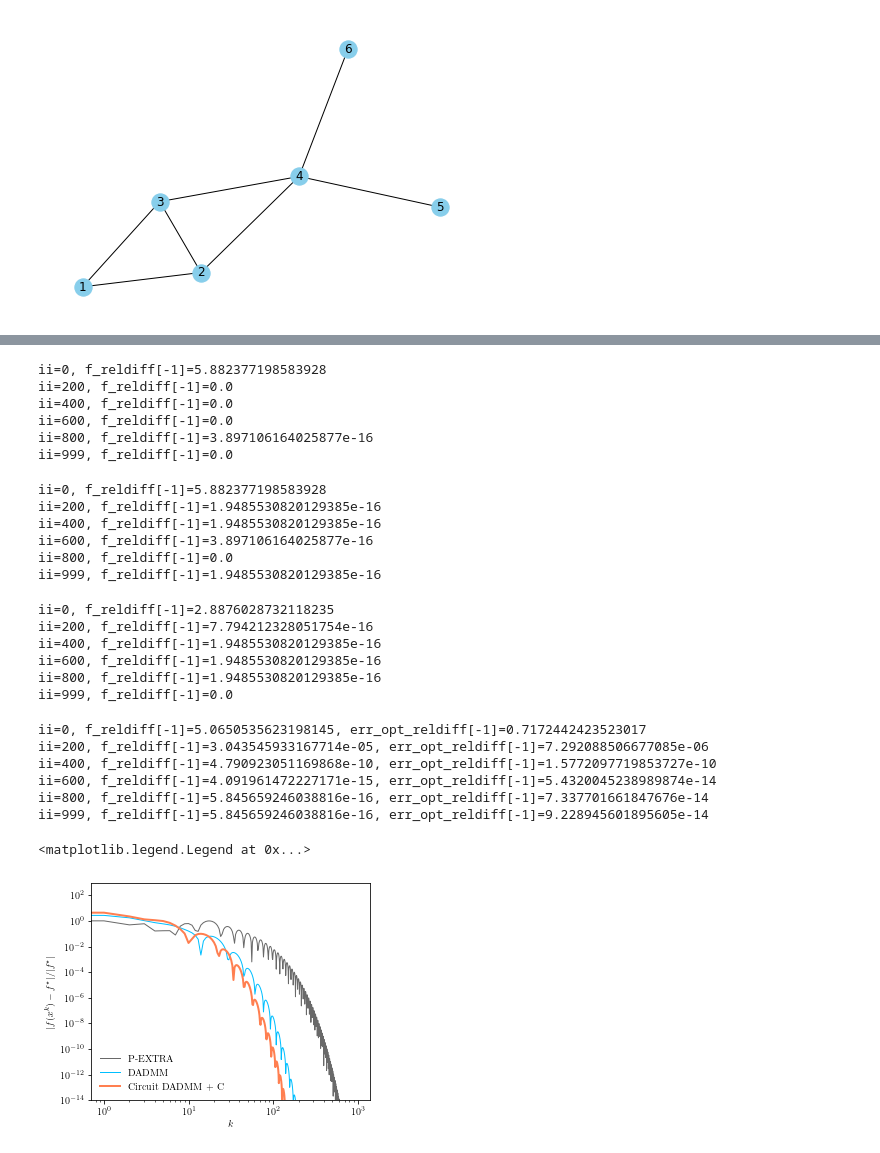
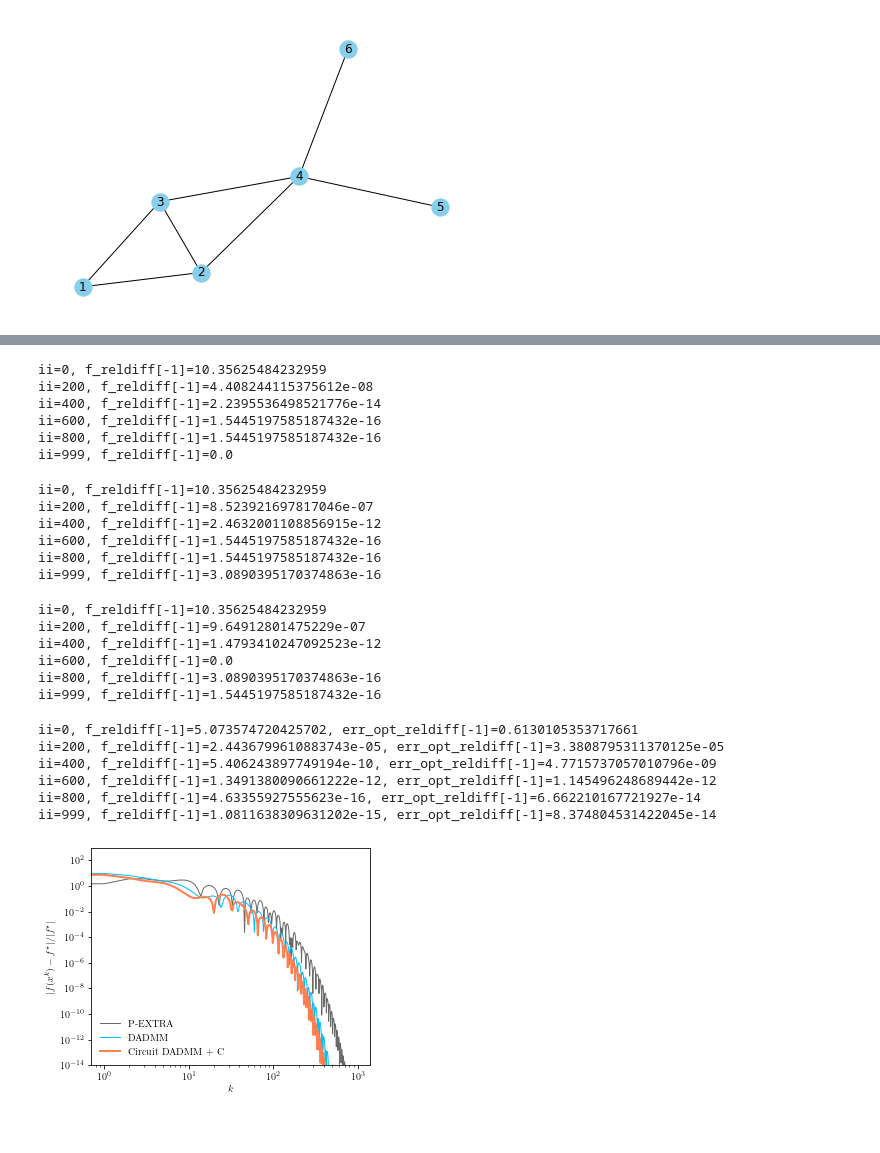
Before and after one commit to cvxgrp/optimization_via_circuits, a Jupyter notebook: convergence/quad_no_constraint_experiment.ipynb, the cells around one changed output, grey strips where cells are left out. Saved outputs shown, nothing was run; the diff lists cells and outputs as text; code cells hidden in the pictures.

```diff
--- a/convergence/quad_no_constraint_experiment.ipynb
+++ b/convergence/quad_no_constraint_experiment.ipynb
@@ -17,7 +17,7 @@ problem_spec = {}
 problem_spec['n_node'] = 6
 # problem_spec['vector_size'] = 10
 problem_spec['vector_size'] = 50
-problem_spec['sc_theta'] = 2
+problem_spec['sc_theta'] = 1
 problem_spec['sc_perturb'] = True
 print(problem_spec)
 problem_data = data_generation(problem_spec)
@@ -89,11 +95,11 @@ dadmm_c_err_opt_star, dadmm_c_err_opt_reldiff, dadmm_c_const_vio, dadmm_c_f_reld
                                                                                 fi_operators=fi_operators,
                                                                                 params=params, printing=True, sc_index_set={3,4}, freq=200)
 # %% [output]
-ii=0, f_reldiff[-1]=5.882377198583928
-ii=200, f_reldiff[-1]=0.0
-ii=400, f_reldiff[-1]=0.0
-ii=600, f_reldiff[-1]=0.0
-ii=800, f_reldiff[-1]=3.897106164025877e-16
+ii=0, f_reldiff[-1]=10.35625484232959
+ii=200, f_reldiff[-1]=4.408244115375612e-08
+ii=400, f_reldiff[-1]=2.2395536498521776e-14
+ii=600, f_reldiff[-1]=1.5445197585187432e-16
+ii=800, f_reldiff[-1]=1.5445197585187432e-16
 ii=999, f_reldiff[-1]=0.0
 # %%
 params={"R":2, "Inductance":4, "Capacitance":4, "h":2.764408907848405}
@@ -104,73 +110,73 @@ dadmm_c_all_err_opt_star, dadmm_c_all_err_opt_reldiff, dadmm_c_all_const_vio, da
                                                                                 fi_operators=fi_operators,
                                                                                 params=params, printing=True, sc_index_set={1,2,3,4,5,6}, freq=200)
 # %% [output]
-ii=0, f_reldiff[-1]=5.882377198583928
-ii=200, f_reldiff[-1]=1.9485530820129385e-16
-ii=400, f_reldiff[-1]=1.9485530820129385e-16
-ii=600, f_reldiff[-1]=3.897106164025877e-16
-ii=800, f_reldiff[-1]=0.0
-ii=999, f_reldiff[-1]=1.9485530820129385e-16
+ii=0, f_reldiff[-1]=10.35625484232959
+ii=200, f_reldiff[-1]=8.523921697817046e-07
+ii=400, f_reldiff[-1]=2.4632001108856915e-12
+ii=600, f_reldiff[-1]=1.5445197585187432e-16
+ii=800, f_reldiff[-1]=1.5445197585187432e-16
+ii=999, f_reldiff[-1]=3.0890395170374863e-16
 # %%
 # R = 18
 # R = 0.1
-# R = 1
 R = 2
+# R = 2
 # R = 1.5
 admm_err_opt_star, admm_err_opt_reldiff, admm_const_vio, admm_f_reldiff = co.dadmm("dadmm", problem_spec, problem_data,
                                                                                 network_data, x_opt_star, f_star, prox_operators=prox_operators,
                                                                                 fi_operators=fi_operators,
                                                                                 params={"R":R}, printing=True, freq=200)
 # %% [output]
-ii=0, f_reldiff[-1]=2.8876028732118235
-ii=200, f_reldiff[-1]=7.794212328051754e-16
-ii=400, f_reldiff[-1]=1.9485530820129385e-16
-ii=600, f_reldiff[-1]=1.9485530820129385e-16
-ii=800, f_reldiff[-1]=1.9485530820129385e-16
-ii=999, f_reldiff[-1]=0.0
+ii=0, f_reldiff[-1]=10.35625484232959
+ii=200, f_reldiff[-1]=9.64912801475229e-07
+ii=400, f_reldiff[-1]=1.4793410247092523e-12
+ii=600, f_reldiff[-1]=0.0
+ii=800, f_reldiff[-1]=3.0890395170374863e-16
+ii=999, f_reldiff[-1]=1.5445197585187432e-16
 # %%
 # apply P-EXTRA
-problem_data['rho'] = 0.1
+# problem_data['rho'] = 0.1
+problem_data['rho'] = 0.2
 # problem_data['rho'] = 0.5
 # problem_data['rho'] = 0.1
 # problem_data['rho'] = 0.01
 pg_op_norm, pg_err_opt_star, pg_err_opt_reldiff, pg_const_vio, pg_f_reldiff = p_extra_quad_no_constraint(problem_spec, problem_data, network_data, x_opt_star, f_star, printing=True, freq=200)
 # %% [output]
-ii=0, f_reldiff[-1]=5.0650535623198145, err_opt_reldiff[-1]=0.7172442423523017
-ii=200, f_reldiff[-1]=3.043545933167714e-05, err_opt_reldiff[-1]=7.292088506677085e-06
-ii=400, f_reldiff[-1]=4.790923051169868e-10, err_opt_reldiff[-1]=1.5772097719853727e-10
-ii=600, f_reldiff[-1]=4.091961472227171e-15, err_opt_reldiff[-1]=5.4320045238989874e-14
-ii=800, f_reldiff[-1]=5.845659246038816e-16, err_opt_reldiff[-1]=7.337701661847676e-14
-ii=999, f_reldiff[-1]=5.845659246038816e-16, err_opt_reldiff[-1]=9.228945601895605e-14
+ii=0, f_reldiff[-1]=5.073574720425702, err_opt_reldiff[-1]=0.6130105353717661
+ii=200, f_reldiff[-1]=2.4436799610883743e-05, err_opt_reldiff[-1]=3.3808795311370125e-05
+ii=400, f_reldiff[-1]=5.406243897749194e-10, err_opt_reldiff[-1]=4.7715737057010796e-09
+ii=600, f_reldiff[-1]=1.3491380090661222e-12, err_opt_reldiff[-1]=1.145496248689442e-12
+ii=800, f_reldiff[-1]=4.63355927555623e-16, err_opt_reldiff[-1]=6.662210167721927e-14
+ii=999, f_reldiff[-1]=1.0811638309631202e-15, err_opt_reldiff[-1]=8.374804531422045e-14
 # %%
-fname = "n6_circuit_dadmm_c"
+fname = "n6_qp_circuit_dadmm_c"
 
 plt.rc('text', usetex=True)
 plt.rc('font', family='serif')
 plt.rcParams["legend.fontsize"] = 10
 plt.rcParams["lines.linewidth"] = 2
 plt.rcParams["lines.markersize"] = 4
 plt.rcParams["legend.framealpha"] = 0.0
 plt.rcParams["xtick.labelsize"] = 10
 plt.rcParams["ytick.labelsize"] = 10
 plt.rcParams["mathtext.fontset"] = 'cm' # default = 'dejavusans', other options = 'cm', 'stixsans', 'dejavuserif'
 black, red, blue, green = 'dimgrey', 'coral', 'deepskyblue', 'green'
 
 # operator norm plot (log-log plot)
 plt.figure(figsize=(5,4))
 plt.minorticks_off()
 plt.xscale("log")
 plt.yscale("log")
 plt.plot(pg_f_reldiff, label='P-EXTRA', color=black, linewidth=1)
 plt.plot(admm_f_reldiff, label='DADMM', color=blue, linewidth=1)
 # plt.plot(dadmm_c_all_f_reldiff, label='Circuit DADMM + C-All',  color=green, linewidth=1)
 plt.plot(dadmm_c_f_reldiff, label='Circuit DADMM + C',  color=red, linewidth=2)
 plt.xlabel(r"$k$")
 plt.ylabel(r"$|f(x^k) - f^\star|/|f^\star|$")
 # plt.ylabel(r"$\|\tilde{\mathbf{A}}x_k\|^2_M$")
 plt.ylim(1e-14, 1e+3)
 # plt.autoscale(enable=True, axis='y', tight=None)
 plt.legend()
-# plt.savefig(f'plots/freldif_{fname}.pdf', dpi=300)
+plt.savefig(f'plots/freldif_{fname}.pdf', dpi=300)
 # %% [output]
-<matplotlib.legend.Legend at 0x...>
-[figure, old version]
+[figure, new version]
```
Also changed, not shown: parts of 4 cells of this notebook, 3 other files.
